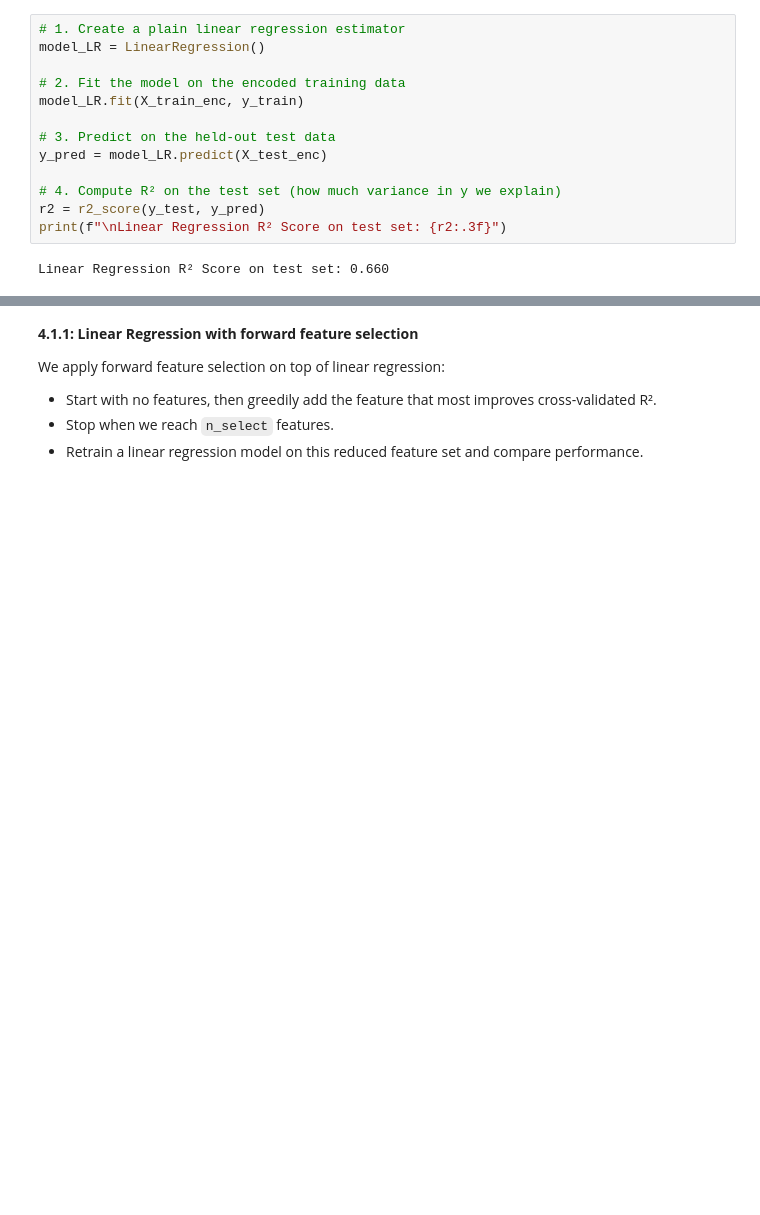
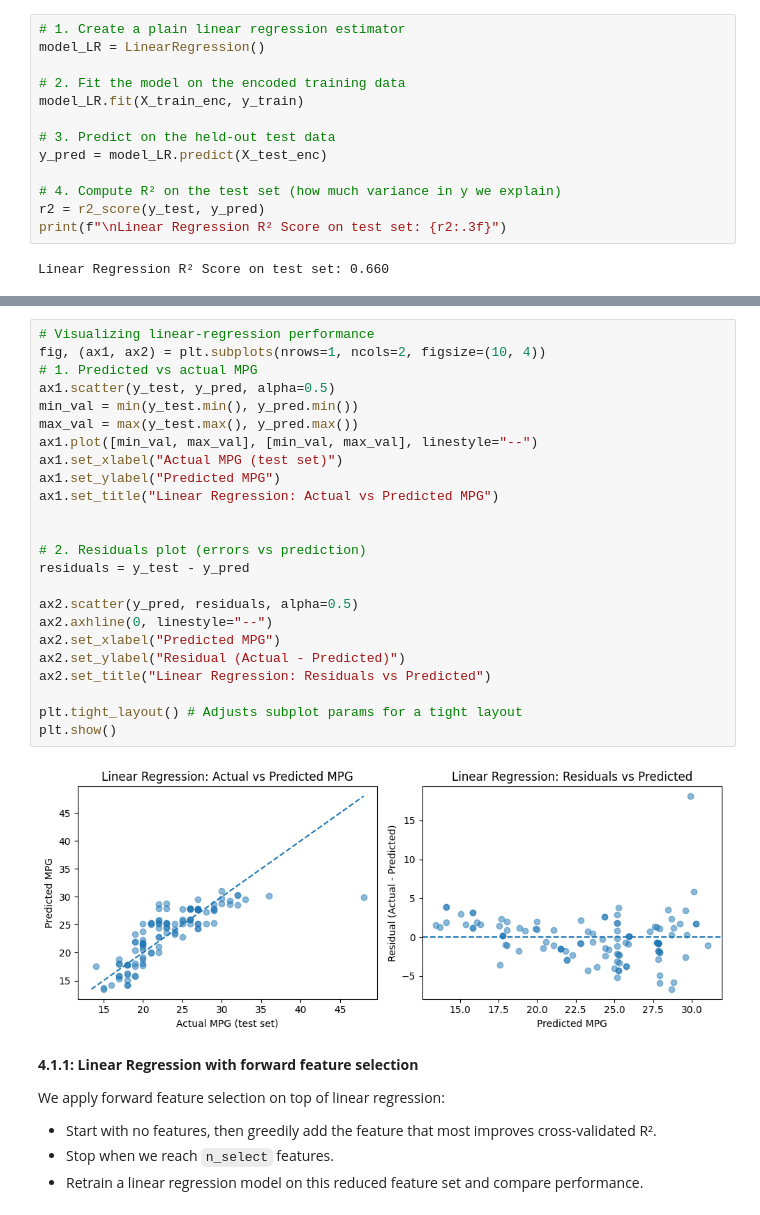
Before and after one commit to veryconfusedlol/sdse-final-project, a Jupyter notebook: sdse-final-project-formatted-1.ipynb, the cells around one changed output, grey strips where cells are left out. Drawn from its saved outputs; the diff is of its cells as text; blank space fills up the shorter version.

Commit message:
plotting updates

```diff
--- a/sdse-final-project-formatted-1.ipynb
+++ b/sdse-final-project-formatted-1.ipynb
@@ -338,3 +310,29 @@ plt.show()
+# %%
+# Visualizing linear-regression performance
+fig, (ax1, ax2) = plt.subplots(nrows=1, ncols=2, figsize=(10, 4))
+# 1. Predicted vs actual MPG
+ax1.scatter(y_test, y_pred, alpha=0.5)
+min_val = min(y_test.min(), y_pred.min())
+max_val = max(y_test.max(), y_pred.max())
+ax1.plot([min_val, max_val], [min_val, max_val], linestyle="--")
+ax1.set_xlabel("Actual MPG (test set)")
+ax1.set_ylabel("Predicted MPG")
+ax1.set_title("Linear Regression: Actual vs Predicted MPG")
+
+
+# 2. Residuals plot (errors vs prediction)
+residuals = y_test - y_pred
+
+ax2.scatter(y_pred, residuals, alpha=0.5)
+ax2.axhline(0, linestyle="--")
+ax2.set_xlabel("Predicted MPG")
+ax2.set_ylabel("Residual (Actual - Predicted)")
+ax2.set_title("Linear Regression: Residuals vs Predicted")
+
+plt.tight_layout() # Adjusts subplot params for a tight layout
+plt.show()
+# %% [output]
+[figure, added]
 # %% [markdown]
 **4.1.1: Linear Regression with forward feature selection**
 
```
Also changed, not shown: parts of 13 cells of this notebook.
